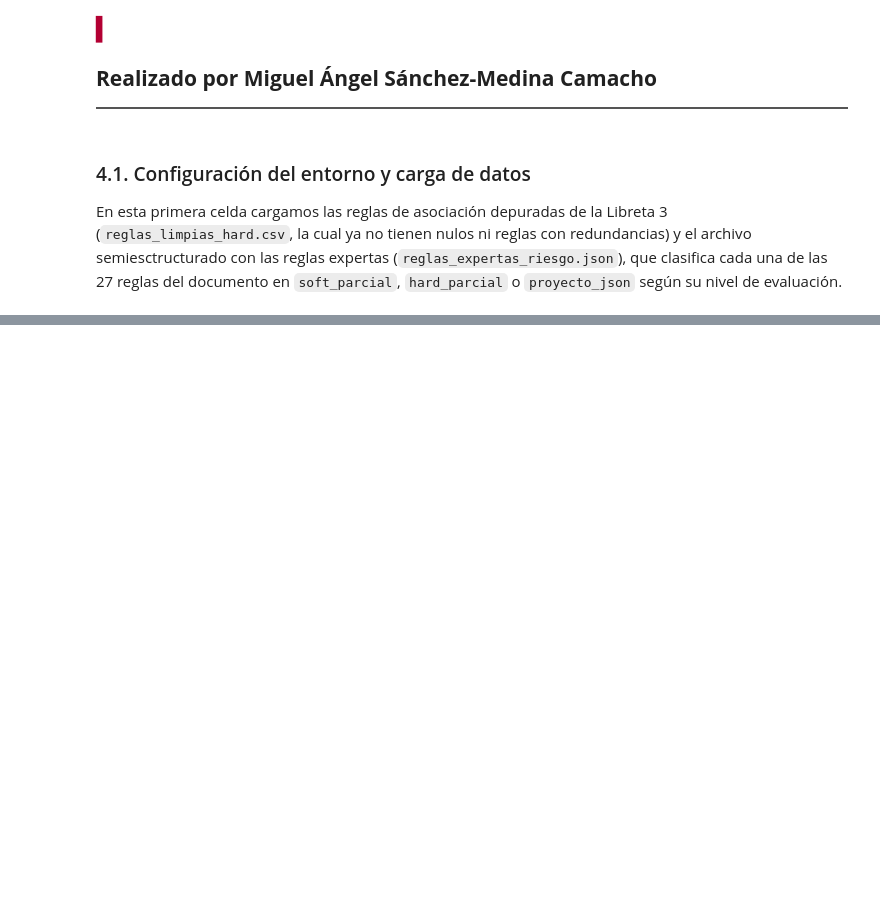
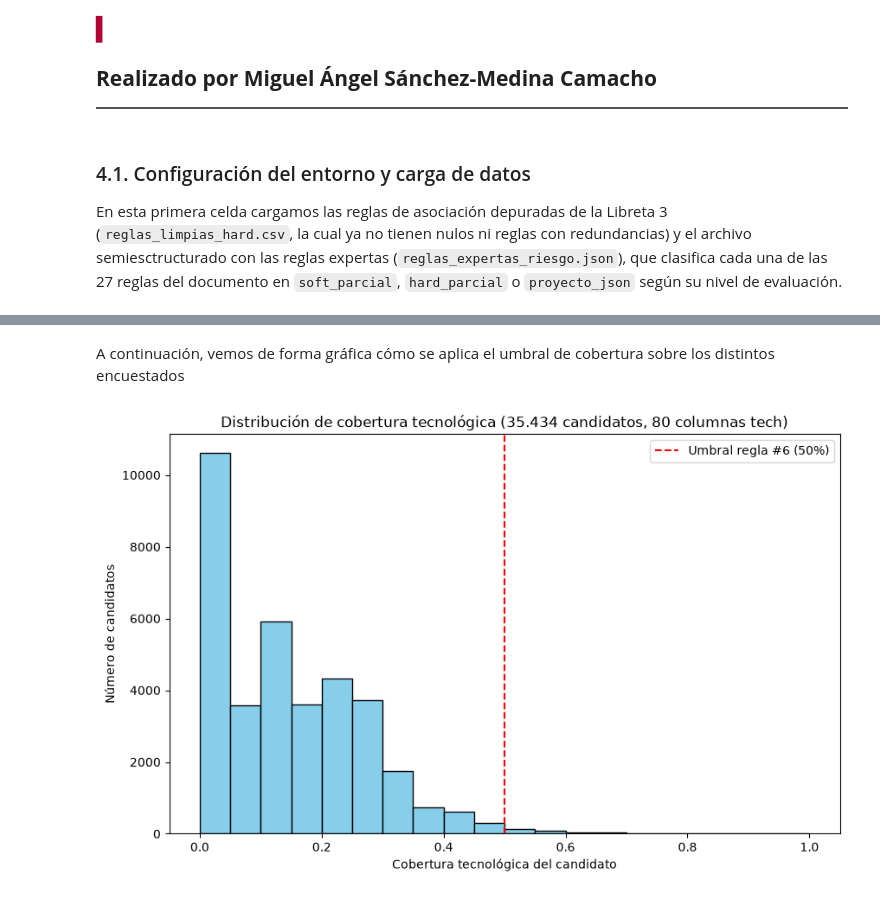
Before and after one commit to Miguel-Angel-SM-Camacho/tfm-miguel-angel, a Jupyter notebook: notebooks/HARD SKILLS/04_MODEL_EVALUATION_HARD.ipynb, the cells around one changed output, grey strips where cells are left out. Cells and saved outputs as stored; diff of their text form; code cells hidden in the pictures; blank space fills up the shorter version.

Commit message:
Terminada la libreta 4 de las hard skills

```diff
--- a/notebooks/HARD SKILLS/04_MODEL_EVALUATION_HARD.ipynb
+++ b/notebooks/HARD SKILLS/04_MODEL_EVALUATION_HARD.ipynb
@@ -59,17 +59,19 @@ import os
 import sys
 import json
 import pandas as pd
+import matplotlib.pyplot as plt
 
 sys.path.append(os.path.abspath(os.path.join('../..')))
 from src.hard_skills import config
 
 reglas_limpias = pd.read_csv(config.REGLAS_LIMPIAS_PATH)
-reglas_limpias['items_totales'] = reglas_limpias.apply(lambda row: set(str(row['antecedents']).split(', ')) | set(str(row['consequents']).split(', ')),axis=1)
+df_matriz_hard = pd.read_csv(config.MATRIZ_TRANSACCIONAL_PATH)
+reglas_limpias['items_totales'] = reglas_limpias.apply(lambda row: set(str(row['antecedents']).split(' | ')) | set(str(row['consequents']).split(' | ')),axis=1)
 
 with open(config.REGLAS_EXPERTAS_PATH, encoding='utf-8') as f:
     reglas_experto = json.load(f)['reglas']
 
-reglas_hard = [r for r in reglas_experto if r['tipo'] == 'hard']
+reglas_hard = [r for r in reglas_experto if r['tipo'] == 'hard_parcial']
 
 print(f"Reglas descubiertas en libreta 3: {len(reglas_limpias)}")
 print(f"Reglas expertas totales: {len(reglas_experto)}")
@@ -114,0 +147,13 @@ Esto no dice que la ausencia de evidencia podría no deberse a que la relación
+# %% [markdown]
+A continuación, vemos de forma gráfica cómo se aplica el umbral de cobertura sobre los distintos encuestados
+# %%
+plt.figure(figsize=(10, 6))
+plt.hist(df_cobertura['cobertura'], bins=20, color='skyblue', edgecolor='black')
+plt.axvline(0.5, color='red', linestyle='--', label='Umbral regla #6 (50%)')
+plt.xlabel('Cobertura tecnológica del candidato')
+plt.ylabel('Número de candidatos')
+plt.title('Distribución de cobertura tecnológica (35.434 candidatos, 80 columnas tech)')
+plt.legend()
+plt.show()
+# %% [output]
+[figure, added]
```
Also changed, not shown: parts of 9 cells of this notebook, 5 other files.
